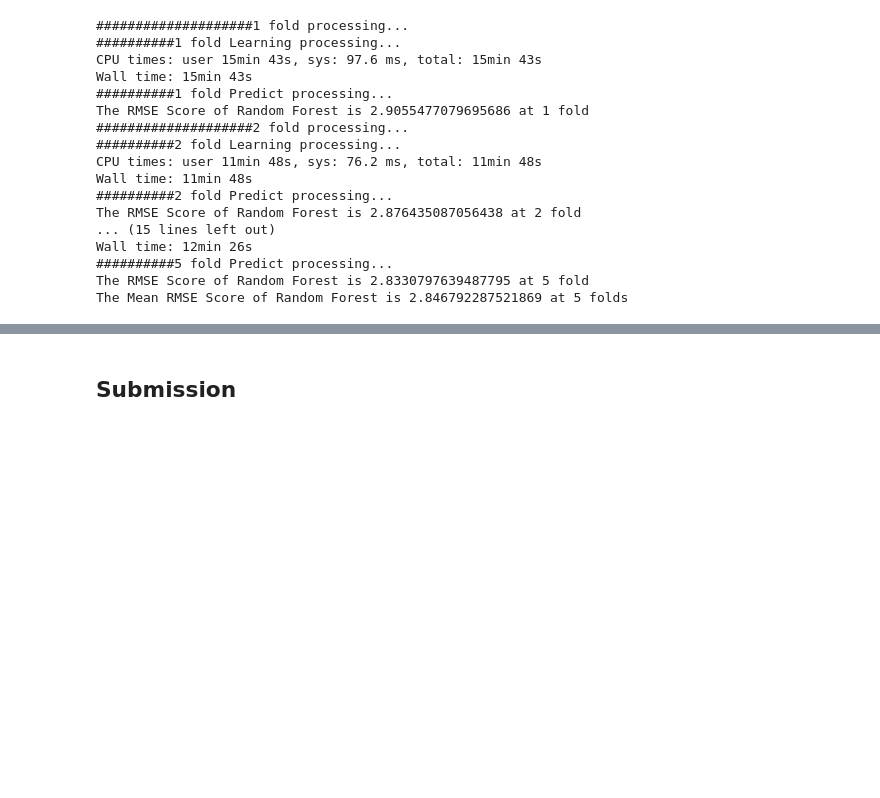
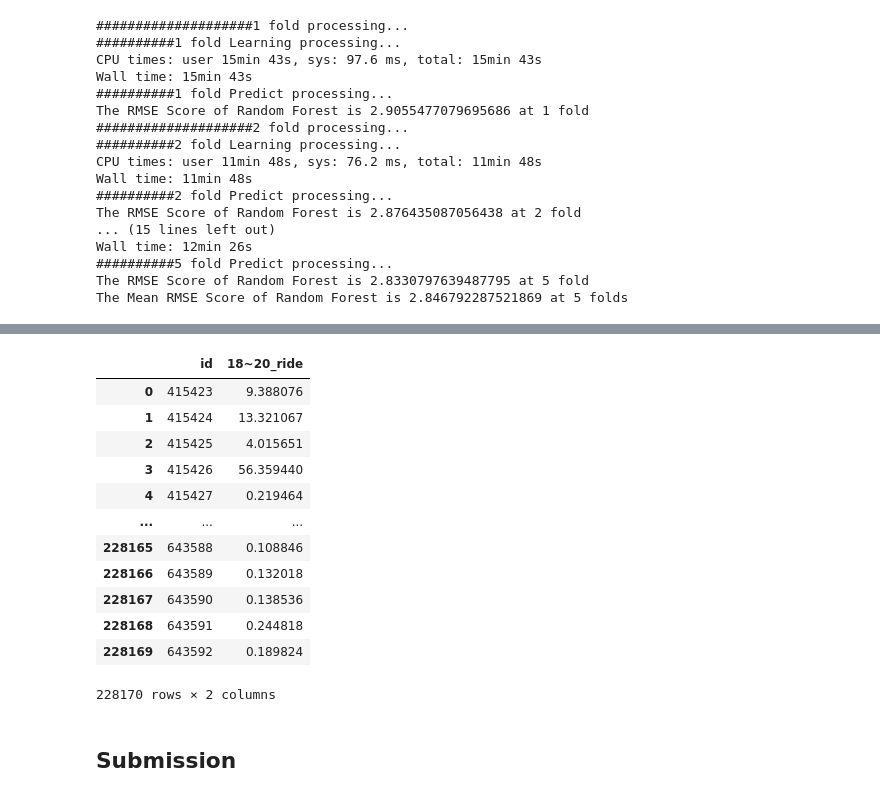
Before and after one commit to JerryKwon/Dacon_Supporters_1st, a Jupyter notebook: submissions/1st_week/[데이콘 서포터즈 1기_권영인] How much heck the bus is in jeju than seoul_1st week.ipynb, the cells around one changed output, grey strips where cells are left out. Saved outputs shown, nothing was run; the diff lists cells and outputs as text; code cells hidden in the pictures; blank space fills up the shorter version.

```diff
--- a/submissions/1st_week/[데이콘 서포터즈 1기_권영인] How much heck the bus is in jeju than seoul_1st week.ipynb
+++ b/submissions/1st_week/[데이콘 서포터즈 1기_권영인] How much heck the bus is in jeju than seoul_1st week.ipynb
@@ -2449,3 +2684,24 @@ The Mean RMSE Score of Random Forest is 2.846792287521869 at 5 folds
+# %%
+df_result = dict_fold_lgbm[10][0].to_frame()
+df_result.columns = ["18~20_ride"]
+df_test_id = X_test.id.to_frame()
+df_submission = pd.concat([df_test_id,df_result],axis=1)
+# %%
+df_submission
+# %% [output]
+|  | id | 18~20_ride |
+| 0 | 415423 | 9.388076 |
+| 1 | 415424 | 13.321067 |
+| 2 | 415425 | 4.015651 |
+| 3 | 415426 | 56.359440 |
+| 4 | 415427 | 0.219464 |
+| ... | ... | ... |
+| 228165 | 643588 | 0.108846 |
+| 228166 | 643589 | 0.132018 |
+| 228167 | 643590 | 0.138536 |
+| 228168 | 643591 | 0.244818 |
+| 228169 | 643592 | 0.189824 |
+228170 rows × 2 columns
 # %%
 df_result = pd.DataFrame(result_dict)
 df_result = df_result.mean(axis=1).to_frame()
```
Also changed, not shown: parts of 19 cells of this notebook.
